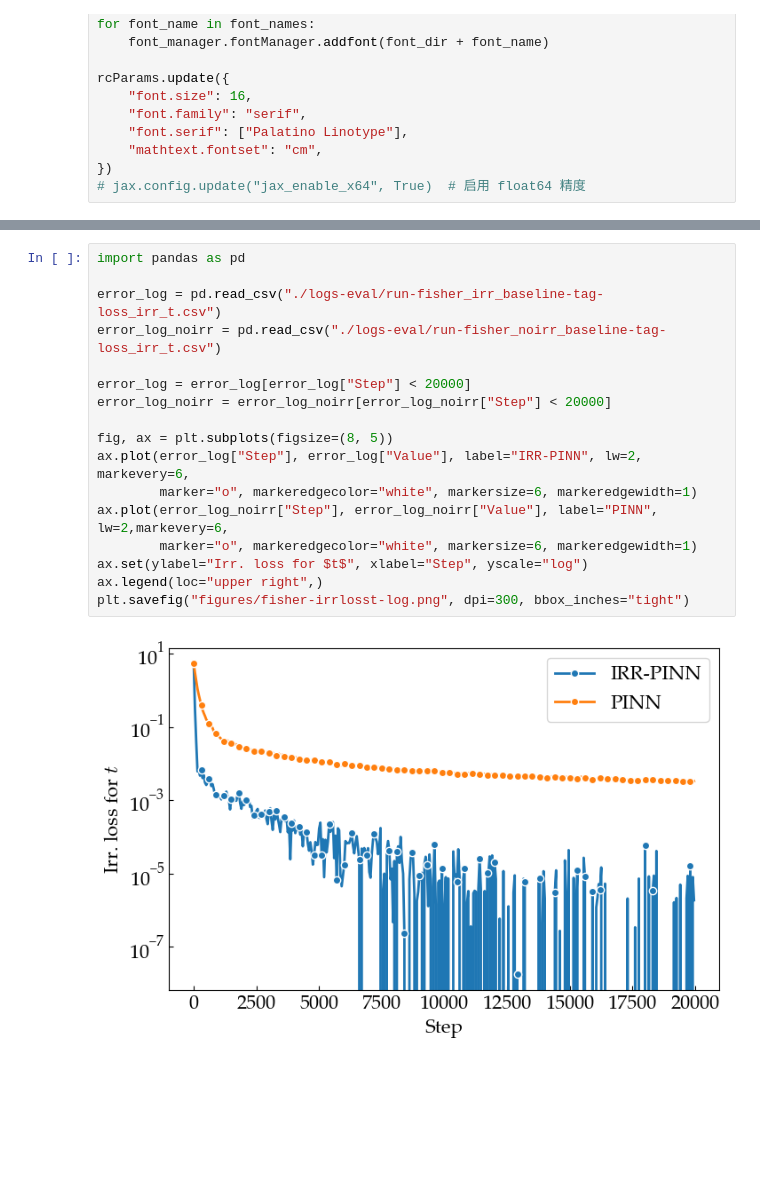
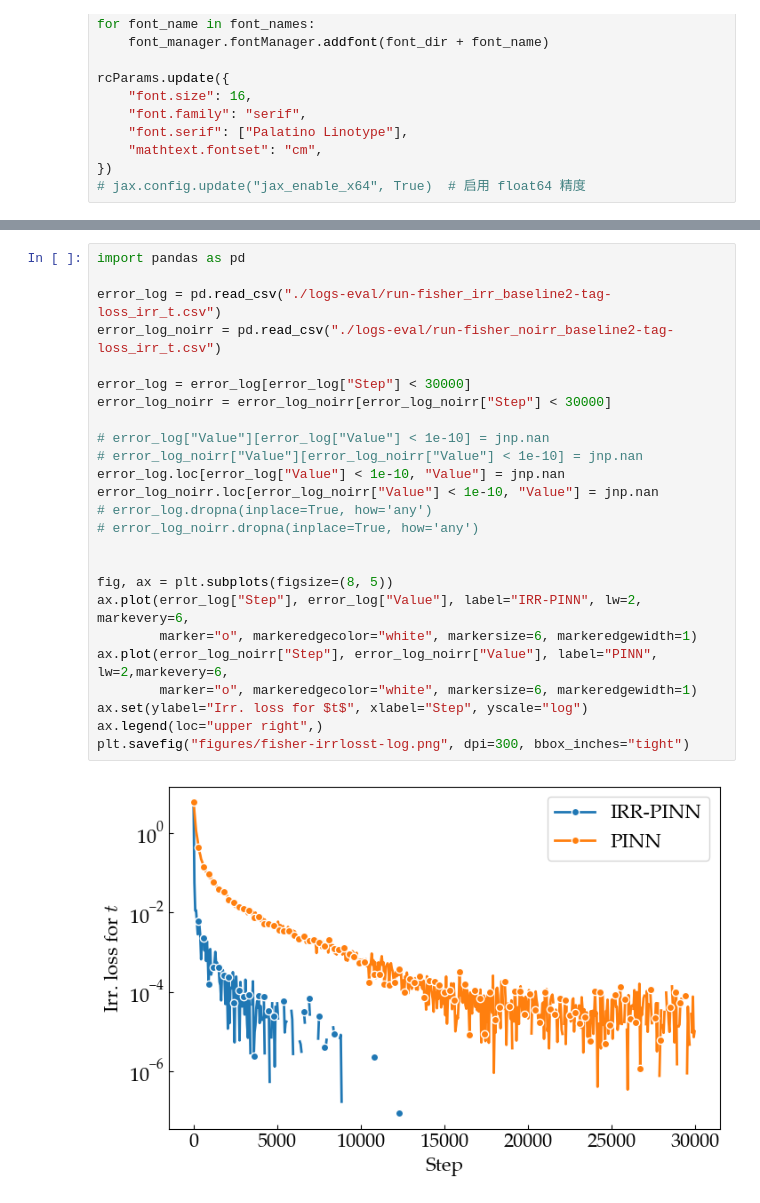
Before and after one commit to NanxiiChen/irr-pinns, a Jupyter notebook: examples/fisher/eval.ipynb, the cells around one changed output, grey strips where cells are left out. Drawn from its saved outputs; the diff is of its cells as text; blank space fills up the shorter version.

```diff
--- a/examples/fisher/eval.ipynb
+++ b/examples/fisher/eval.ipynb
@@ -240,19 +358,27 @@ plt.savefig("figures/fisher-error-log.png", dpi=300, bbox_inches="tight")
 # %%
 import pandas as pd
 
-error_log = pd.read_csv("./logs-eval/run-fisher_irr_baseline-tag-loss_irr_t.csv")
-error_log_noirr = pd.read_csv("./logs-eval/run-fisher_noirr_baseline-tag-loss_irr_t.csv")
+error_log = pd.read_csv("./logs-eval/run-fisher_irr_baseline2-tag-loss_irr_t.csv")
+error_log_noirr = pd.read_csv("./logs-eval/run-fisher_noirr_baseline2-tag-loss_irr_t.csv")
 
-error_log = error_log[error_log["Step"] < 20000]
-error_log_noirr = error_log_noirr[error_log_noirr["Step"] < 20000]
+error_log = error_log[error_log["Step"] < 30000]
+error_log_noirr = error_log_noirr[error_log_noirr["Step"] < 30000]
+
+# error_log["Value"][error_log["Value"] < 1e-10] = jnp.nan
+# error_log_noirr["Value"][error_log_noirr["Value"] < 1e-10] = jnp.nan
+error_log.loc[error_log["Value"] < 1e-10, "Value"] = jnp.nan
+error_log_noirr.loc[error_log_noirr["Value"] < 1e-10, "Value"] = jnp.nan
+# error_log.dropna(inplace=True, how='any')
+# error_log_noirr.dropna(inplace=True, how='any')
+
 
 fig, ax = plt.subplots(figsize=(8, 5))
 ax.plot(error_log["Step"], error_log["Value"], label="IRR-PINN", lw=2, markevery=6,
         marker="o", markeredgecolor="white", markersize=6, markeredgewidth=1)
 ax.plot(error_log_noirr["Step"], error_log_noirr["Value"], label="PINN", lw=2,markevery=6,
         marker="o", markeredgecolor="white", markersize=6, markeredgewidth=1)
 ax.set(ylabel="Irr. loss for $t$", xlabel="Step", yscale="log")
 ax.legend(loc="upper right",)
 plt.savefig("figures/fisher-irrlosst-log.png", dpi=300, bbox_inches="tight")
 # %% [output]
-[figure, old version]
+[figure, new version]
```
Also changed, not shown: parts of 13 cells of this notebook, 16 other files.
